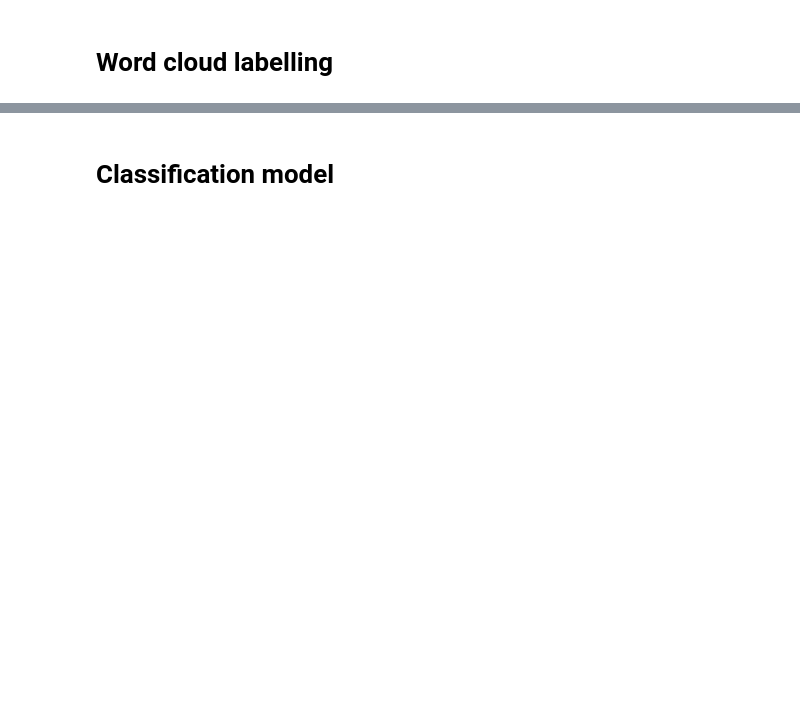
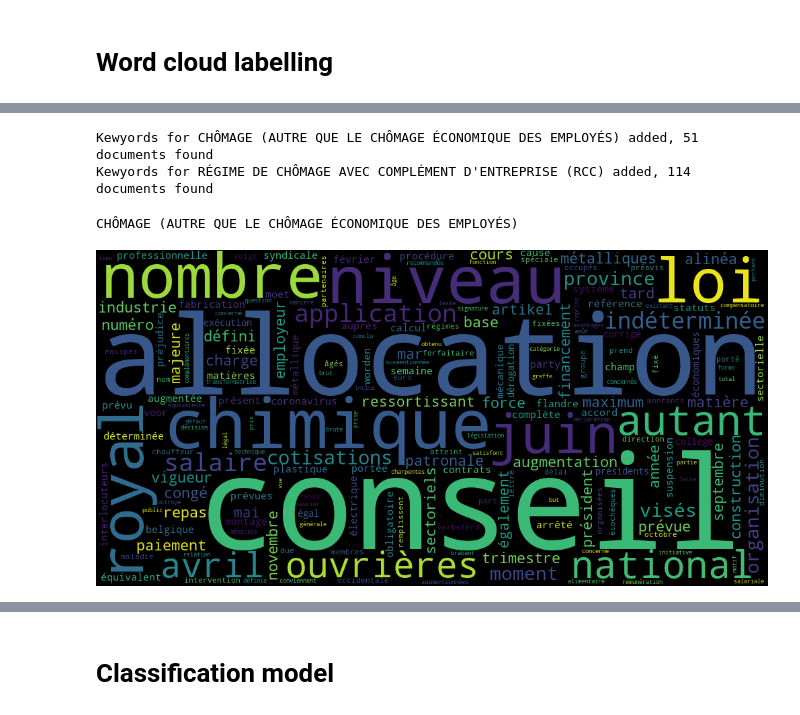
Before and after one commit to naomithiru/KPMG-Usecase, a Jupyter notebook: assets/docs_labeling_fr.ipynb, the cells around one changed output, grey strips where cells are left out. Drawn from its saved outputs; the diff is of its cells as text; code cells hidden in the pictures; blank space fills up the shorter version.

Commit message:
working version, part of and unique themes

```diff
--- a/assets/docs_labeling_fr.ipynb
+++ b/assets/docs_labeling_fr.ipynb
@@ -513,9 +639,19 @@ wordcloud.to_image()
 # %%
 themes_keywords = pd.DataFrame(columns=['themeFr', 'frequency_absolute', 'frequency_relative'])
 for t in themes_fr:
-  mask = responses2.dropna(axis=0, subset=['themesFr']).themesFr.map(lambda x: t in x)
-  r_t = responses2.dropna(axis=0, subset=['themesFr'])[mask]
-  t_ts = preprocess.tokenize_texts(r_t["bodies_cleaned"])
-  t_texts, t_f_abs, t_f_rel, t_wordcloud = filter_words(t_ts, freq_min=0.05, freq_max=0.95)
-  themes_keywords = themes_keywords.append({'themeFr':t, 'frequency_absolute':t_f_abs, 'frequency_relative':t_f_rel}, ignore_index=True)
-  print(f'Kewyords for {t} added, {len(r_t)} documents found')
+  if t == "CHÔMAGE (AUTRE QUE LE CHÔMAGE ÉCONOMIQUE DES EMPLOYÉS)" or t == "RÉGIME DE CHÔMAGE AVEC COMPLÉMENT D'ENTREPRISE (RCC)":
+    mask = responses2.dropna(axis=0, subset=['themesFr']).themesFr.map(lambda x: t in x)
+    r_t = responses2.dropna(axis=0, subset=['themesFr'])[mask]
+    t_ts = preprocess.tokenize_texts(r_t["bodies_cleaned"])
+    t_texts, t_f_abs, t_f_rel, t_wordcloud = filter_words(t_ts, freq_min=0.25, freq_max=0.75)
+    themes_keywords = themes_keywords.append({'themeFr':t, 'frequency_absolute':t_f_abs, 'frequency_relative':t_f_rel, 'wordcloud': t_wordcloud}, ignore_index=True)
+    print(f'Kewyords for {t} added, {len(r_t)} documents found')
+# %% [output]
+Kewyords for CHÔMAGE (AUTRE QUE LE CHÔMAGE ÉCONOMIQUE DES EMPLOYÉS) added, 51 documents found
+Kewyords for RÉGIME DE CHÔMAGE AVEC COMPLÉMENT D'ENTREPRISE (RCC) added, 114 documents found
+# %%
+print(themes_keywords.loc[:,'themeFr'].values[0])
+themes_keywords.loc[:,'wordcloud'].values[0].to_image()
+# %% [output]
+CHÔMAGE (AUTRE QUE LE CHÔMAGE ÉCONOMIQUE DES EMPLOYÉS)
+[figure, added]
```
Also changed, not shown: parts of 45 cells of this notebook.
